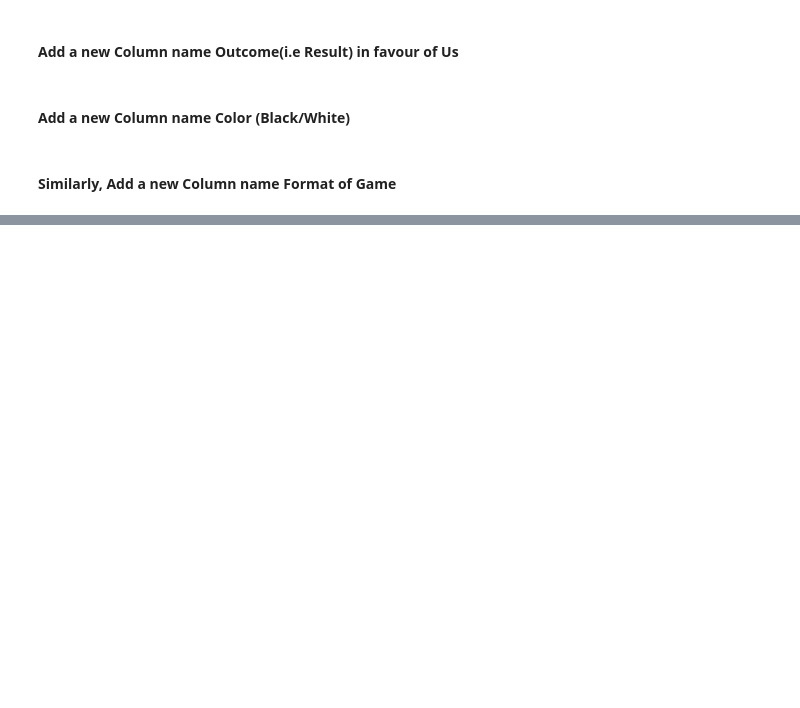
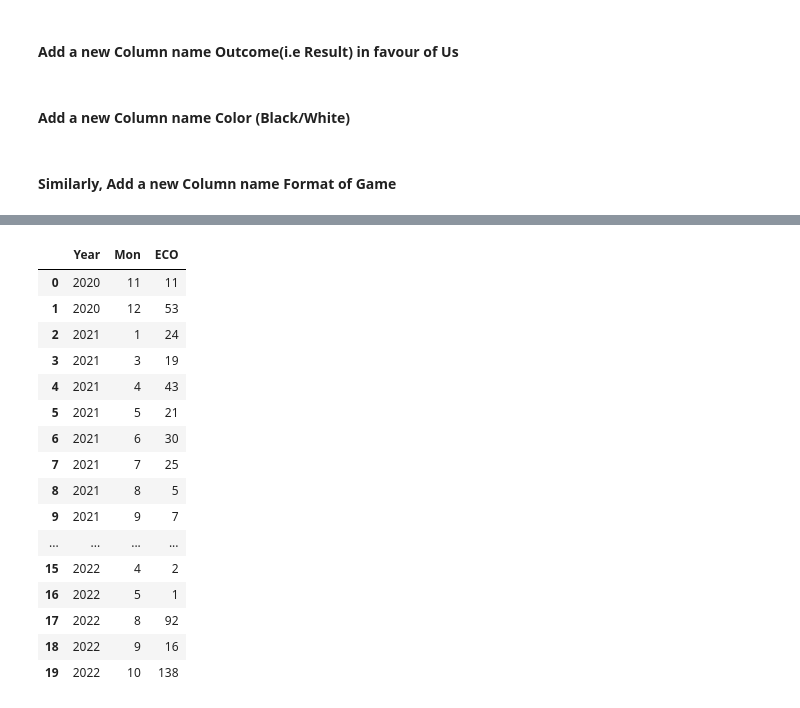
Before and after one commit to 0xmatriksh/ChessGameAnalysis, a Jupyter notebook: bm_bhattarai.ipynb, the cells around one changed output, grey strips where cells are left out. Cells and saved outputs as stored; diff of their text form; code cells hidden in the pictures; blank space fills up the shorter version.

```diff
--- a/bm_bhattarai.ipynb
+++ b/bm_bhattarai.ipynb
@@ -210,0 +232,22 @@ df.iloc[1].moves
+# %%
+monthwise = df.groupby(by=["Year","Mon"]).count()['ECO'].reset_index()
+# %%
+monthwise
+# %% [output]
+|  | Year | Mon | ECO |
+| 0 | 2020 | 11 | 11 |
+| 1 | 2020 | 12 | 53 |
+| 2 | 2021 | 1 | 24 |
+| 3 | 2021 | 3 | 19 |
+| 4 | 2021 | 4 | 43 |
+| 5 | 2021 | 5 | 21 |
+| 6 | 2021 | 6 | 30 |
+| 7 | 2021 | 7 | 25 |
+| 8 | 2021 | 8 | 5 |
+| 9 | 2021 | 9 | 7 |
+| ... | ... | ... | ... |
+| 15 | 2022 | 4 | 2 |
+| 16 | 2022 | 5 | 1 |
+| 17 | 2022 | 8 | 92 |
+| 18 | 2022 | 9 | 16 |
+| 19 | 2022 | 10 | 138 |
```
Also changed, not shown: parts of 20 cells of this notebook.
